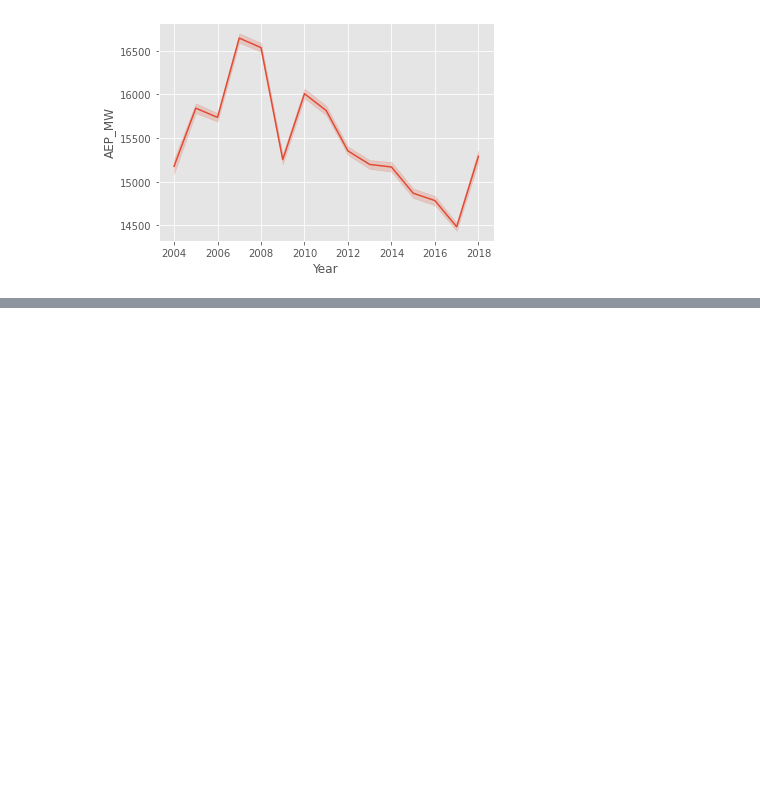
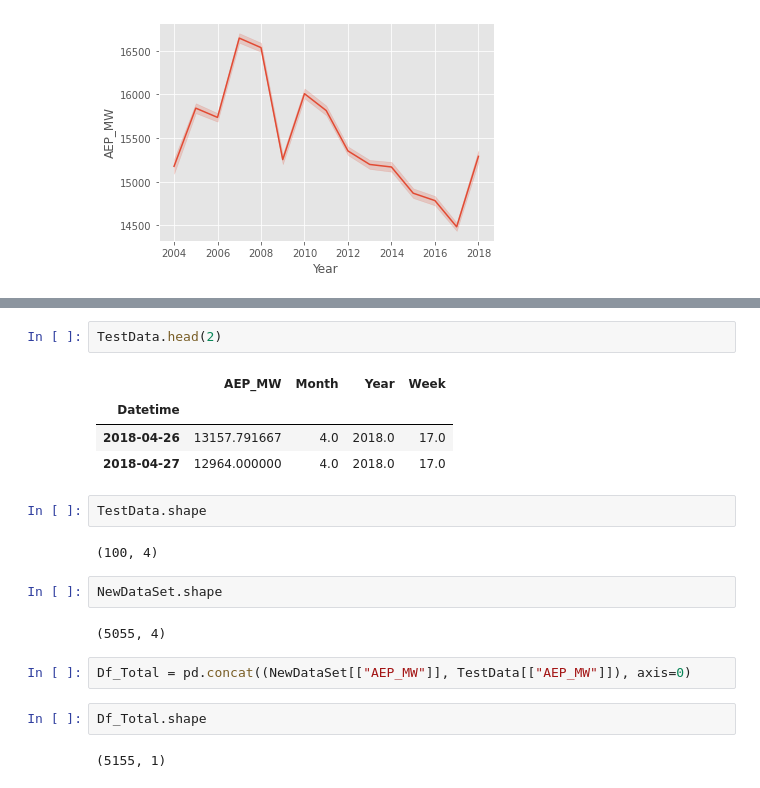
Before and after one commit to dhanushka365/SLEnergyConsumptionPrediction, a Jupyter notebook: EnergyConsumptionPrediction.ipynb, the cells around one changed output, grey strips where cells are left out. Saved outputs shown, nothing was run; the diff lists cells and outputs as text; blank space fills up the shorter version.

```diff
--- a/EnergyConsumptionPrediction.ipynb
+++ b/EnergyConsumptionPrediction.ipynb
@@ -87,0 +214,21 @@ sns.lineplot(x=df["Year"],y=df["AEP_MW"], data=df)
+# %%
+TestData.head(2)
+# %% [output]
+|  | AEP_MW | Month | Year | Week |
+| Datetime |  |  |  |  |
+| 2018-04-26 | 13157.791667 | 4.0 | 2018.0 | 17.0 |
+| 2018-04-27 | 12964.000000 | 4.0 | 2018.0 | 17.0 |
+# %%
+TestData.shape
+# %% [output]
+(100, 4)
+# %%
+NewDataSet.shape
+# %% [output]
+(5055, 4)
+# %%
+Df_Total = pd.concat((NewDataSet[["AEP_MW"]], TestData[["AEP_MW"]]), axis=0)
+# %%
+Df_Total.shape
+# %% [output]
+(5155, 1)
```
Also changed, not shown: parts of 18 cells of this notebook.
